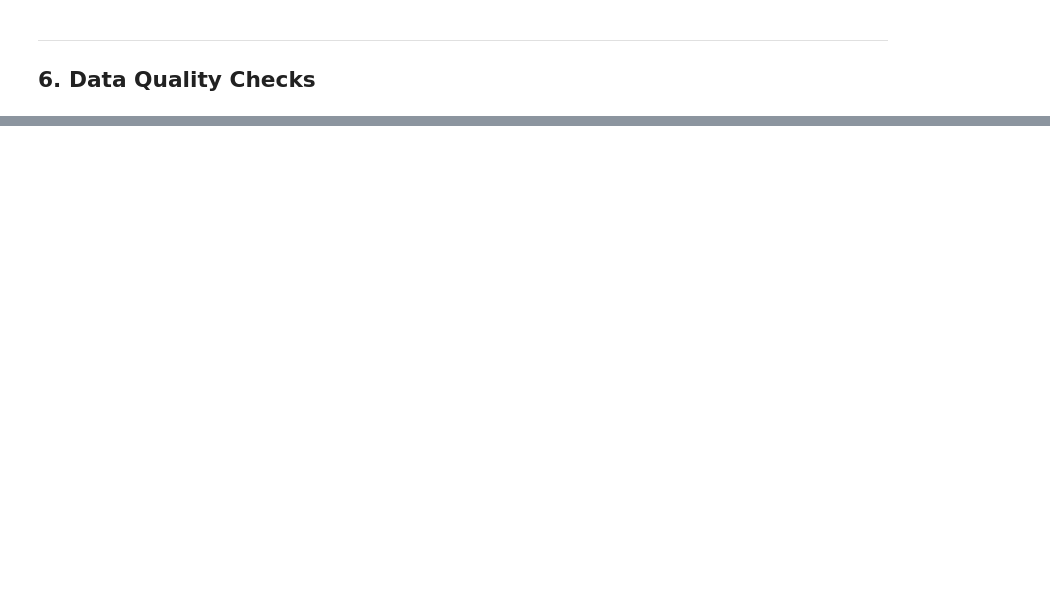
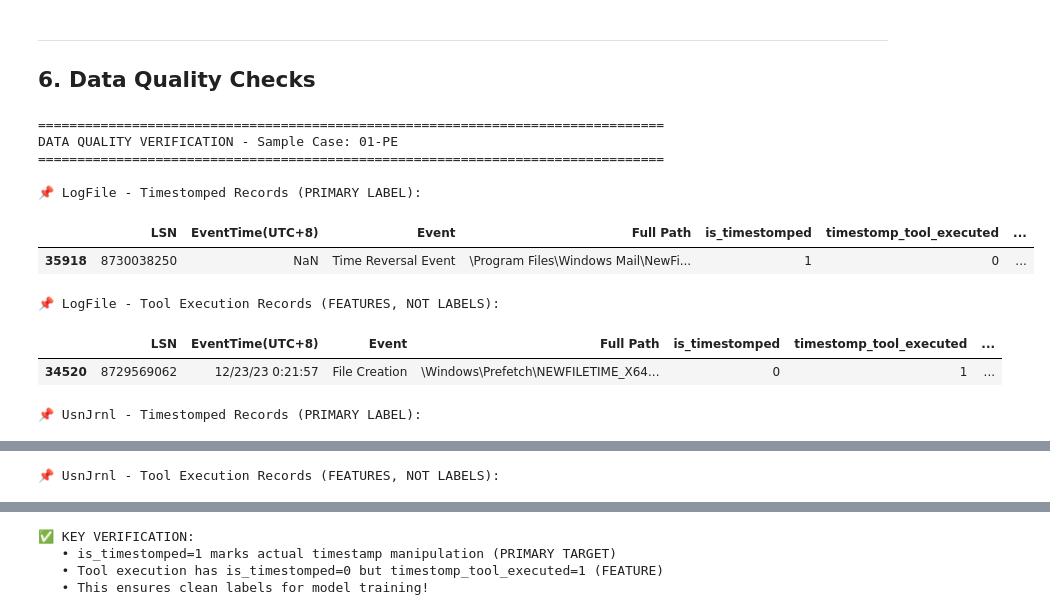
Before and after one commit to soniboni/Digital-Detectives_Thesis, a Jupyter notebook: notebooks/Phase 1 - Data Collection & Preprocessing/A. Data Labelling.ipynb, the cells around one changed output, grey strips where cells are left out. Cells and saved outputs as stored; diff of their text form; code cells hidden in the pictures; blank space fills up the shorter version.

```diff
--- a/notebooks/Phase 1 - Data Collection & Preprocessing/A. Data Labelling.ipynb
+++ b/notebooks/Phase 1 - Data Collection & Preprocessing/A. Data Labelling.ipynb
@@ -684,45 +775,57 @@ plt.show()
 # Verify labelling accuracy by spot-checking sample case
 print("\n" + "=" * 80)
 print("DATA QUALITY VERIFICATION - Sample Case: 01-PE")
 print("=" * 80)
 
 # Load labelled data
 sample_logfile_labelled = pd.read_csv(PROCESSED_DIR / "01-PE-LogFile-Labelled.csv", encoding='utf-8-sig')
 sample_usnjrnl_labelled = pd.read_csv(PROCESSED_DIR / "01-PE-UsnJrnl-Labelled.csv", encoding='utf-8-sig')
 
-print("\n📌 LogFile - Suspicious Records (ACTUAL TIMESTOMPING ONLY):")
-suspicious_logfile = sample_logfile_labelled[sample_logfile_labelled['is_suspicious'] == 1]
-if len(suspicious_logfile) > 0:
-    display(suspicious_logfile[['LSN', 'EventTime(UTC+8)', 'Event', 'Full Path',
-                                 'is_timestomped', 'timestomp_tool_executed', 'suspicious_tool_name', 'label_source']])
+print("\n📌 LogFile - Timestomped Records (PRIMARY LABEL):")
+timestomped_logfile = sample_logfile_labelled[sample_logfile_labelled['is_timestomped'] == 1]
+if len(timestomped_logfile) > 0:
+    display(timestomped_logfile[['LSN', 'EventTime(UTC+8)', 'Event', 'Full Path',
+                                  'is_timestomped', 'timestomp_tool_executed', 'suspicious_tool_name', 'label_source']])
 else:
-    print("  No suspicious records found.")
+    print("  No timestomped records found.")
 
 print("\n📌 LogFile - Tool Execution Records (FEATURES, NOT LABELS):")
 tool_exec_logfile = sample_logfile_labelled[sample_logfile_labelled['timestomp_tool_executed'] == 1]
 if len(tool_exec_logfile) > 0:
     display(tool_exec_logfile[['LSN', 'EventTime(UTC+8)', 'Event', 'Full Path',
-                                'is_suspicious', 'timestomp_tool_executed', 'suspicious_tool_name']])
+                                'is_timestomped', 'timestomp_tool_executed', 'suspicious_tool_name']])
 else:
     print("  No tool execution records found.")
 
-print("\n📌 UsnJrnl - Suspicious Records (ACTUAL TIMESTOMPING ONLY):")
-suspicious_usnjrnl = sample_usnjrnl_labelled[sample_usnjrnl_labelled['is_suspicious'] == 1]
-if len(suspicious_usnjrnl) > 0:
-    display(suspicious_usnjrnl[['USN', 'TimeStamp(UTC+8)', 'FullPath', 'EventInfo',
+print("\n📌 UsnJrnl - Timestomped Records (PRIMARY LABEL):")
+timestomped_usnjrnl = sample_usnjrnl_labelled[sample_usnjrnl_labelled['is_timestomped'] == 1]
+if len(timestomped_usnjrnl) > 0:
+    display(timestomped_usnjrnl[['USN', 'TimeStamp(UTC+8)', 'FullPath', 'EventInfo',
                                   'is_timestomped', 'timestomp_tool_executed', 'suspicious_tool_name', 'label_source']])
 else:
-    print("  No suspicious records found.")
+    print("  No timestomped records found.")
 
 print("\n📌 UsnJrnl - Tool Execution Records (FEATURES, NOT LABELS):")
 tool_exec_usnjrnl = sample_usnjrnl_labelled[sample_usnjrnl_labelled['timestomp_tool_executed'] == 1]
 if len(tool_exec_usnjrnl) > 0:
     display(tool_exec_usnjrnl[['USN', 'TimeStamp(UTC+8)', 'FullPath', 'EventInfo',
-                                'is_suspicious', 'timestomp_tool_executed', 'suspicious_tool_name']])
+                                'is_timestomped', 'timestomp_tool_executed', 'suspicious_tool_name']])
 else:
     print("  No tool execution records found.")
 
 print("\n✅ KEY VERIFICATION:")
-print("   • is_suspicious=1 should ONLY appear for actual timestamp manipulation")
-print("   • Tool execution should have is_suspicious=0 but timestomp_tool_executed=1")
+print("   • is_timestomped=1 marks actual timestamp manipulation (PRIMARY TARGET)")
+print("   • Tool execution has is_timestomped=0 but timestomp_tool_executed=1 (FEATURE)")
 print("   • This ensures clean labels for model training!")
+# %% [output]
+================================================================================
+DATA QUALITY VERIFICATION - Sample Case: 01-PE
+================================================================================
+
+📌 LogFile - Timestomped Records (PRIMARY LABEL):
+|  | LSN | EventTime(UTC+8) | Event | Full Path | is_timestomped | timestomp_tool_executed | ... |
+| 35918 | 8730038250 | NaN | Time Reversal Event | \Program Files\Windows Mail\NewFi... | 1 | 0 | ... |
+📌 LogFile - Tool Execution Records (FEATURES, NOT LABELS):
+|  | LSN | EventTime(UTC+8) | Event | Full Path | is_timestomped | timestomp_tool_executed | ... |
+| 34520 | 8729569062 | 12/23/23 0:21:57 | File Creation | \Windows\Prefetch\NEWFILETIME_X64... | 0 | 1 | ... |
+📌 UsnJrnl - Timestomped Records (PRIMARY LABEL):
@@ -728,0 +834 @@ print("   • This ensures clean labels for model training!")
+📌 UsnJrnl - Tool Execution Records (FEATURES, NOT LABELS):
@@ -728,0 +837,4 @@ print("   • This ensures clean labels for model training!")
+✅ KEY VERIFICATION:
+   • is_timestomped=1 marks actual timestamp manipulation (PRIMARY TARGET)
+   • Tool execution has is_timestomped=0 but timestomp_tool_executed=1 (FEATURE)
+   • This ensures clean labels for model training!
```
Also changed, not shown: parts of 8 cells of this notebook, 37 other files.
